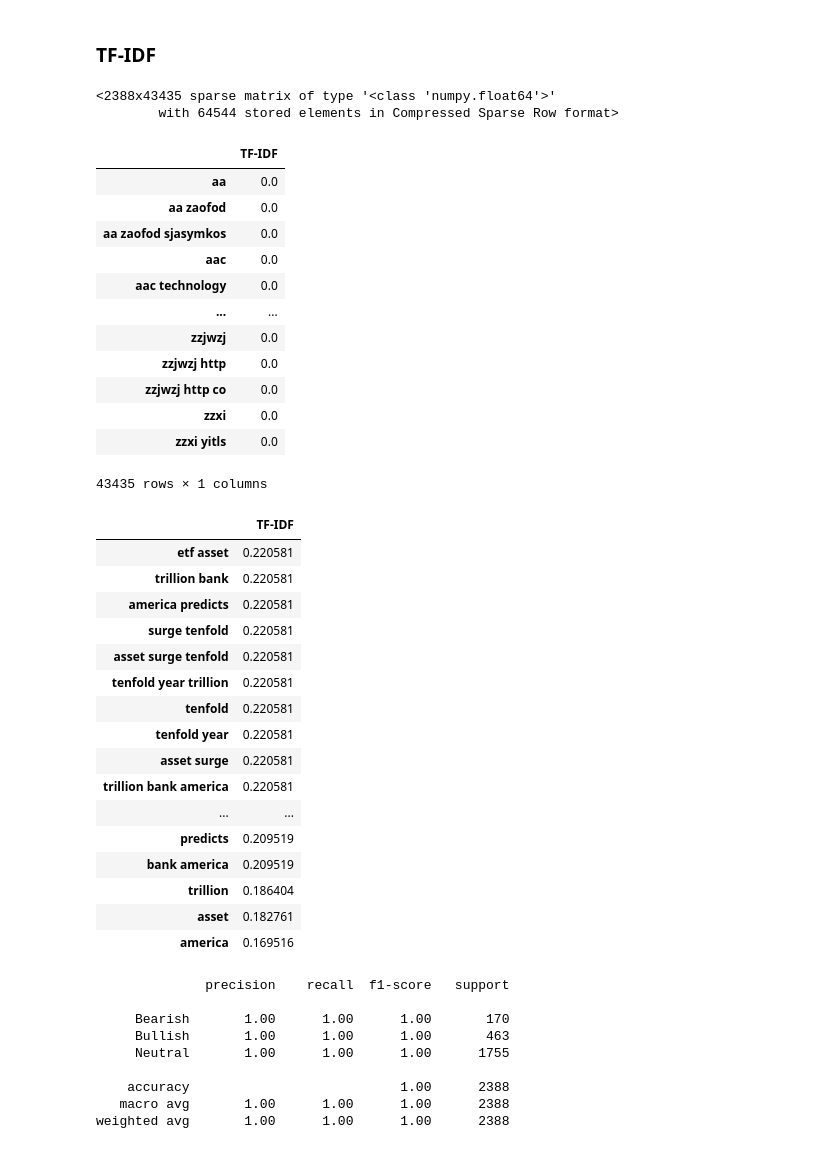
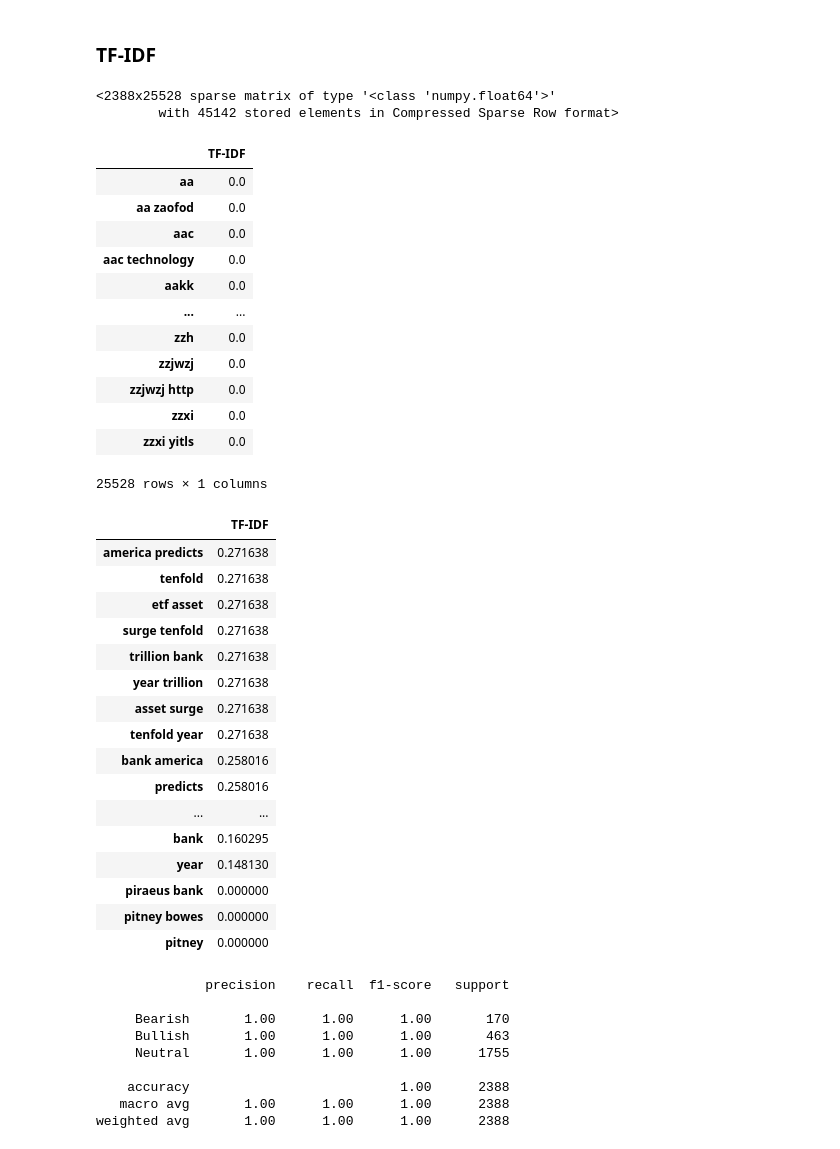
Before and after one commit to mayer19/Text_Mining_NovaIMS, a Jupyter notebook: stock_project.ipynb, the cells around one changed output. Drawn from its saved outputs; the diff is of its cells as text; code cells hidden in the pictures.

```diff
--- a/stock_project.ipynb
+++ b/stock_project.ipynb
@@ -499,51 +500,51 @@ plot_cm(confusion_matrix(y_pred, y_test), labels.keys())
 # %% [markdown]
 ### TF-IDF
 # %%
-tfidf = TfidfVectorizer(ngram_range=(1,3))
+tfidf = TfidfVectorizer(ngram_range=(1,2))
 # %%
-X = tfidf.fit_transform(test_df['Cleaned Text'])
-X
+X2 = tfidf.fit_transform(test_df['Cleaned Text'])
+X2
 # %% [output]
-<2388x43435 sparse matrix of type '<class 'numpy.float64'>'
-        with 64544 stored elements in Compressed Sparse Row format>
+<2388x25528 sparse matrix of type '<class 'numpy.float64'>'
+        with 45142 stored elements in Compressed Sparse Row format>
 # %%
 y_tt = test_df['label']
 # %%
-df_tfidf = pd.DataFrame(X[0].T.todense(), index=tfidf.get_feature_names_out(), columns=['TF-IDF'])
+df_tfidf = pd.DataFrame(X2[0].T.todense(), index=tfidf.get_feature_names_out(), columns=['TF-IDF'])
 df_tfidf
 # %% [output]
 |  | TF-IDF |
 | aa | 0.0 |
 | aa zaofod | 0.0 |
-| aa zaofod sjasymkos | 0.0 |
 | aac | 0.0 |
 | aac technology | 0.0 |
+| aakk | 0.0 |
 | ... | ... |
+| zzh | 0.0 |
 | zzjwzj | 0.0 |
 | zzjwzj http | 0.0 |
-| zzjwzj http co | 0.0 |
 | zzxi | 0.0 |
 | zzxi yitls | 0.0 |
-43435 rows × 1 columns
+25528 rows × 1 columns
 # %%
 df_tfidf = df_tfidf.sort_values('TF-IDF', ascending=False)
 df_tfidf.head(20)
 # %% [output]
 |  | TF-IDF |
-| etf asset | 0.220581 |
-| trillion bank | 0.220581 |
-| america predicts | 0.220581 |
-| surge tenfold | 0.220581 |
-| asset surge tenfold | 0.220581 |
-| tenfold year trillion | 0.220581 |
-| tenfold | 0.220581 |
-| tenfold year | 0.220581 |
-| asset surge | 0.220581 |
-| trillion bank america | 0.220581 |
+| america predicts | 0.271638 |
+| tenfold | 0.271638 |
+| etf asset | 0.271638 |
+| surge tenfold | 0.271638 |
+| trillion bank | 0.271638 |
+| year trillion | 0.271638 |
+| asset surge | 0.271638 |
+| tenfold year | 0.271638 |
+| bank america | 0.258016 |
+| predicts | 0.258016 |
 | ... | ... |
-| predicts | 0.209519 |
-| bank america | 0.209519 |
-| trillion | 0.186404 |
-| asset | 0.182761 |
-| america | 0.169516 |
+| bank | 0.160295 |
+| year | 0.148130 |
+| piraeus bank | 0.000000 |
+| pitney bowes | 0.000000 |
+| pitney | 0.000000 |
 # %%
```
Also changed, not shown: parts of 11 cells of this notebook.
